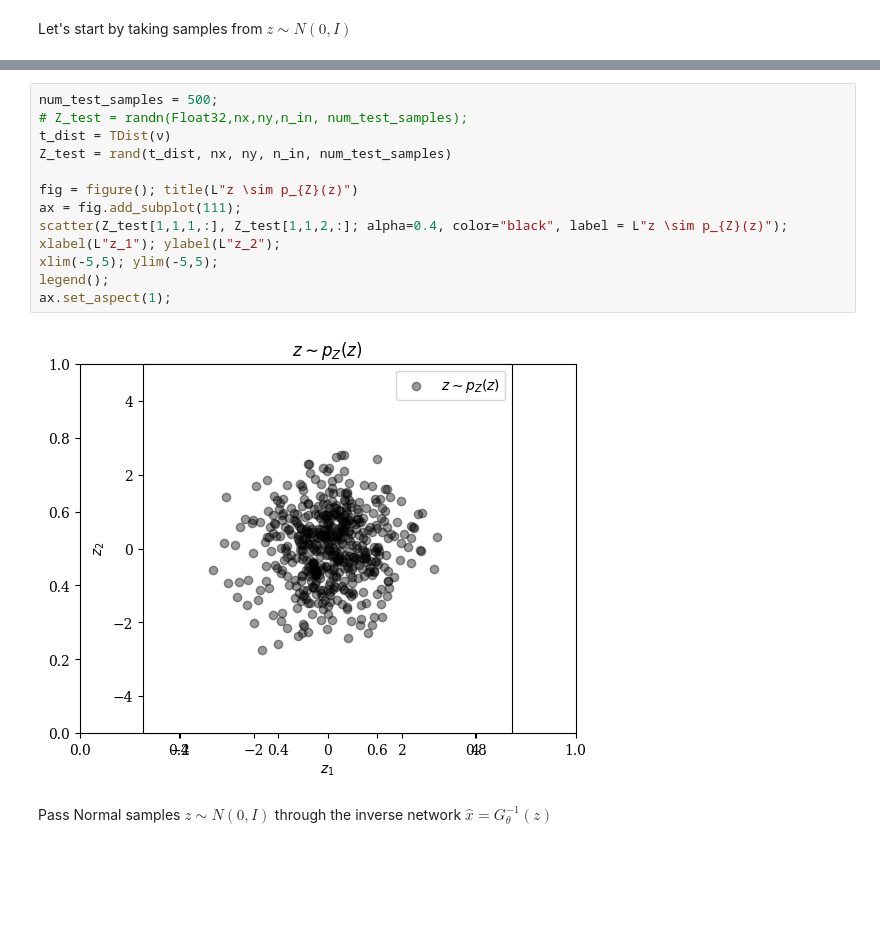
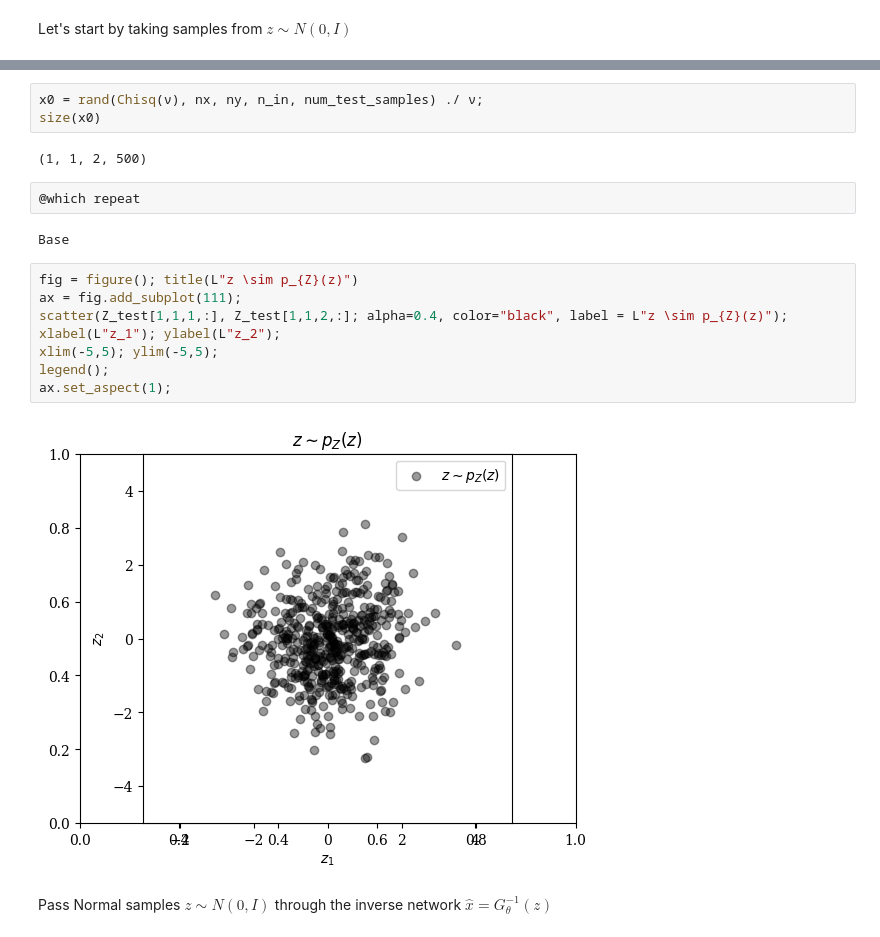
Before and after one commit to Yunlin-Zeng/SLIMTutorials, a Jupyter notebook: 07_normalizing_flow_training.ipynb, the cells around one changed output, grey strips where cells are left out. Cells and saved outputs as stored; diff of their text form; blank space fills up the shorter version.

```diff
--- a/07_normalizing_flow_training.ipynb
+++ b/07_normalizing_flow_training.ipynb
@@ -316,18 +303,22 @@ Let's start by taking samples from $z \sim N(0,I) $
+# %%
+x0 = rand(Chisq(ν), nx, ny, n_in, num_test_samples) ./ ν;
+size(x0)
+# %% [output]
+(1, 1, 2, 500)
+# %%
+@which repeat
+# %% [output]
+Base
 # %%
-num_test_samples = 500;
-# Z_test = randn(Float32,nx,ny,n_in, num_test_samples);
-t_dist = TDist(ν)
-Z_test = rand(t_dist, nx, ny, n_in, num_test_samples)
-
 fig = figure(); title(L"z \sim p_{Z}(z)")
 ax = fig.add_subplot(111);
 scatter(Z_test[1,1,1,:], Z_test[1,1,2,:]; alpha=0.4, color="black", label = L"z \sim p_{Z}(z)");
 xlabel(L"z_1"); ylabel(L"z_2");
 xlim(-5,5); ylim(-5,5);
 legend();
 ax.set_aspect(1);
 # %% [output]
-[figure, old version]
+[figure, new version]
 # %% [markdown]
 Pass Normal samples $z \sim N(0,I)$ through the inverse network $\hat x = G^{-1}_\theta(z)$
 # %%
```
Also changed, not shown: parts of 14 cells of this notebook, 8 other files.
